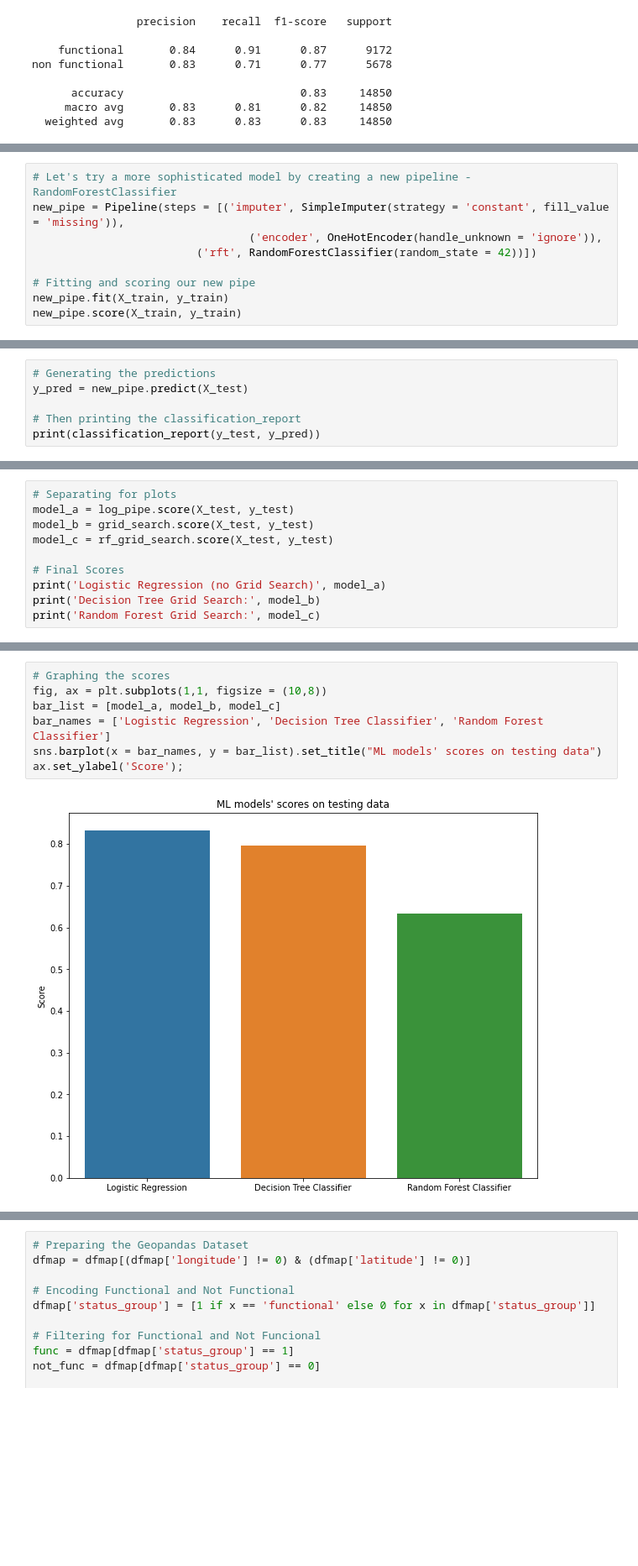
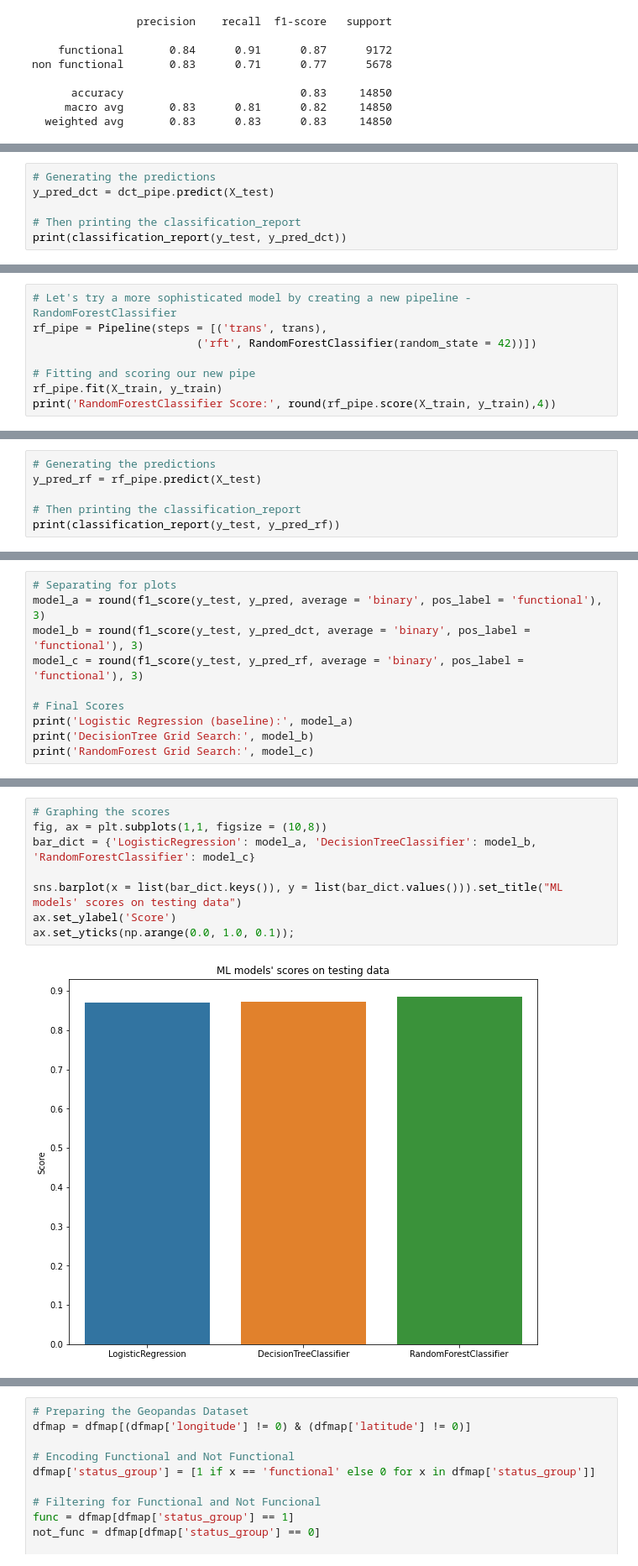
Before and after one commit to ovilar/phase_3-project, a Jupyter notebook: index.ipynb, the cells around one changed output, grey strips where cells are left out. Shown at 84% size. Saved outputs shown, nothing was run; the diff lists cells and outputs as text; blank space fills up the shorter version.

```diff
--- a/index.ipynb
+++ b/index.ipynb
@@ -657,0 +654,6 @@ non functional       0.83      0.71      0.77      5678
+# %%
+# Generating the predictions
+y_pred_dct = dct_pipe.predict(X_test)
+
+# Then printing the classification_report
+print(classification_report(y_test, y_pred_dct))
@@ -668,11 +679,10 @@ Even though promising, we should take this information with a grain of salt. We
 Our GridSearchCV output shows that a combination of entropy as criterion, a max depth of 9, min. samples leaf of 3, and min samples split of 10 will produce an accuracy score of 64%! That is quite different from our estimates with the testing data, which indicates that the RandomForestClassifier model is overfitting our data - that is, we lack generality to fit unseen information!
 # %%
 # Let's try a more sophisticated model by creating a new pipeline - RandomForestClassifier
-new_pipe = Pipeline(steps = [('imputer', SimpleImputer(strategy = 'constant', fill_value = 'missing')),
-                                 ('encoder', OneHotEncoder(handle_unknown = 'ignore')),
+rf_pipe = Pipeline(steps = [('trans', trans),
                          ('rft', RandomForestClassifier(random_state = 42))])
 
 # Fitting and scoring our new pipe
-new_pipe.fit(X_train, y_train)
-new_pipe.score(X_train, y_train)
+rf_pipe.fit(X_train, y_train)
+print('RandomForestClassifier Score:', round(rf_pipe.score(X_train, y_train),4))
 # %% [output]
@@ -685,9 +695,9 @@ plot_confusion_matrix(new_pipe, X_train, y_train);
 # %%
 # Generating the predictions
-y_pred = new_pipe.predict(X_test)
+y_pred_rf = rf_pipe.predict(X_test)
 
 # Then printing the classification_report
-print(classification_report(y_test, y_pred))
+print(classification_report(y_test, y_pred_rf))
 # %% [output]
                 precision    recall  f1-score   support
 
@@ -732,11 +778,11 @@ Thus, we can conclude that the best model to be used in order to predict water p
 # %%
 # Separating for plots
-model_a = log_pipe.score(X_test, y_test)
-model_b = grid_search.score(X_test, y_test)
-model_c = rf_grid_search.score(X_test, y_test)
+model_a = round(f1_score(y_test, y_pred, average = 'binary', pos_label = 'functional'), 3)
+model_b = round(f1_score(y_test, y_pred_dct, average = 'binary', pos_label = 'functional'), 3)
+model_c = round(f1_score(y_test, y_pred_rf, average = 'binary', pos_label = 'functional'), 3)
 
 # Final Scores
-print('Logistic Regression (no Grid Search)', model_a)
-print('Decision Tree Grid Search:', model_b)
-print('Random Forest Grid Search:', model_c)
+print('Logistic Regression (baseline):', model_a)
+print('DecisionTree Grid Search:', model_b)
+print('RandomForest Grid Search:', model_c)
 # %% [output]
@@ -746,9 +792,10 @@ Random Forest Grid Search: 0.6332659932659933
 # %%
 # Graphing the scores
 fig, ax = plt.subplots(1,1, figsize = (10,8))
-bar_list = [model_a, model_b, model_c]
-bar_names = ['Logistic Regression', 'Decision Tree Classifier', 'Random Forest Classifier']
-sns.barplot(x = bar_names, y = bar_list).set_title("ML models' scores on testing data")
-ax.set_ylabel('Score');
+bar_dict = {'LogisticRegression': model_a, 'DecisionTreeClassifier': model_b, 'RandomForestClassifier': model_c}
+
+sns.barplot(x = list(bar_dict.keys()), y = list(bar_dict.values())).set_title("ML models' scores on testing data")
+ax.set_ylabel('Score')
+ax.set_yticks(np.arange(0.0, 1.0, 0.1));
 # %% [output]
-[figure, old version]
+[figure, new version]
```
Also changed, not shown: parts of 39 cells of this notebook, 2 other files.
